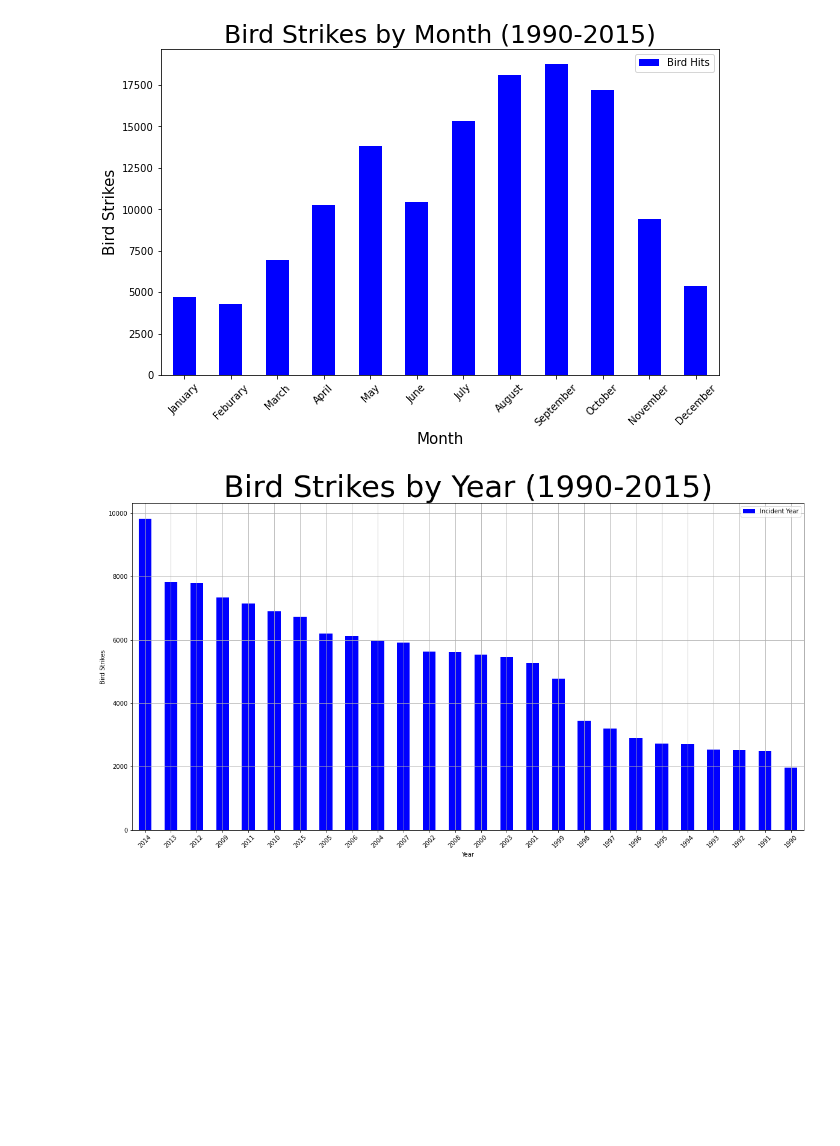
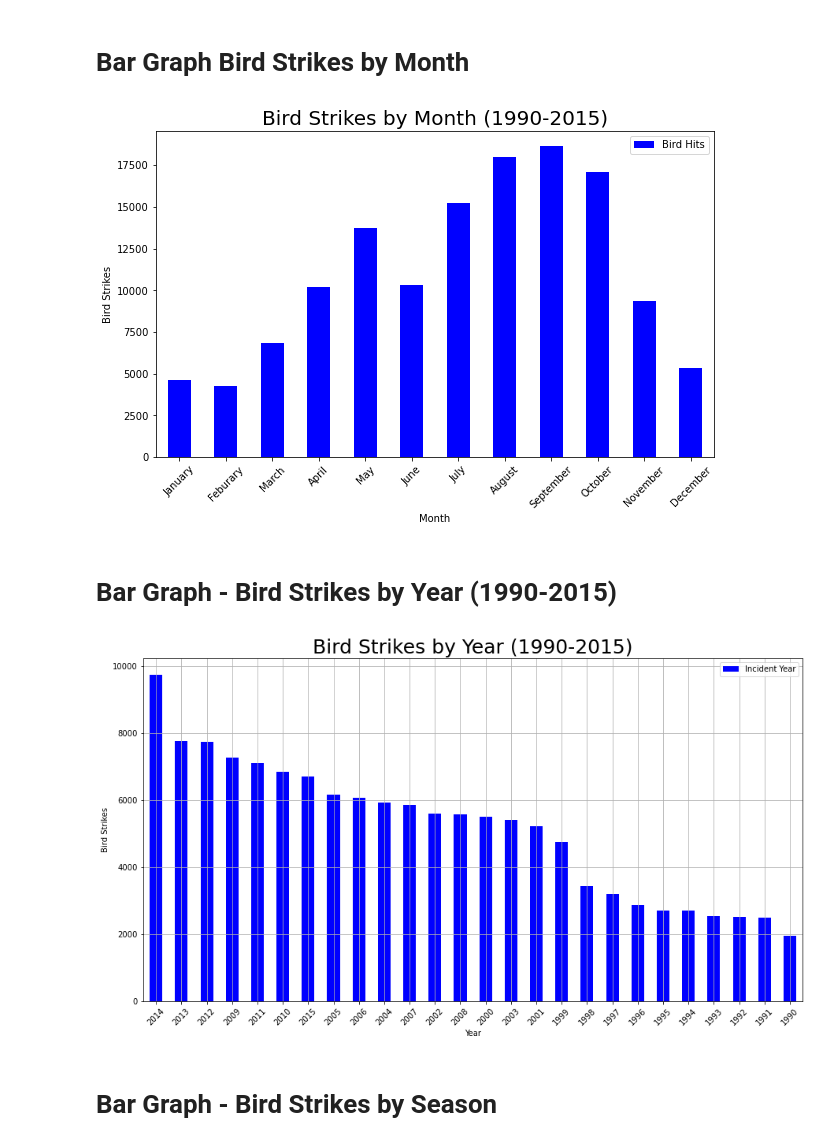
Before and after one commit to kplam624/Birds-Plane-Incident-Analysis, a Jupyter notebook: Question1a.ipynb, the cells around one changed output. Cells and saved outputs as stored; diff of their text form; code cells hidden in the pictures; blank space fills up the shorter version.

```diff
--- a/Question1a.ipynb
+++ b/Question1a.ipynb
@@ -12,29 +16,37 @@ ParserError: Error tokenizing data. C error: Expected 13 fields in line 150644,
+# %% [markdown]
+# Bar Graph Bird Strikes by Month
 # %%
+#Create bins for Months of Year
 cut_bins=[0,1,2,3,4,5,6,7,8,9,10,11,12]
 cut_labels=['January','Feburary','March','April','May','June','July','August','September','October','November','December']
 bh_month=pd.cut(cbs_df["Incident Month"],bins=cut_bins, labels=cut_labels).value_counts(sort=False)
+
 bh_month_df=pd.DataFrame({'Bird Hits':bh_month})
 bh_month_df
 bar_chart=bh_month_df.plot(kind='bar',color='blue',fontsize=10, figsize=(10,6))
 plt.xticks(rotation=45)
-bar_chart.set_title('Bird Strikes by Month (1990-2015)',fontsize=25)
-bar_chart.set_xlabel('Month', fontsize=15)
-bar_chart.set_ylabel('Bird Strikes', fontsize=15)
-plt.savefig("Output_data/BSbyMonth.png")
+bar_chart.set_title('Bird Strikes by Month (1990-2015)',fontsize=20)
+bar_chart.set_xlabel('Month', fontsize=10)
+bar_chart.set_ylabel('Bird Strikes', fontsize=10)
+plt.savefig("Output_data/BSbyMonth.png", bbox_inches='tight')
 plt.show()
 # %% [output]
-[figure, old version]
+[figure, new version]
+# %% [markdown]
+# Bar Graph - Bird Strikes by Year (1990-2015)
 # %%
 bh_year=cbs_df['Incident Year'].value_counts()
 bh_year_df=bh_year.to_frame()
-bar_chart=bh_year_df.plot(kind='bar',color='blue', figsize=(20,10))
+bar_chart=bh_year_df.plot(kind='bar',color='blue', figsize=(15,8))
 plt.xticks(rotation=45)
-bar_chart.set_title('Bird Strikes by Year (1990-2015)',fontsize=50)
-bar_chart.set_xlabel('Year')
-bar_chart.set_ylabel('Bird Strikes')
+bar_chart.set_title('Bird Strikes by Year (1990-2015)',fontsize=25)
+bar_chart.set_xlabel('Year',fontsize=10)
+bar_chart.set_ylabel('Bird Strikes',fontsize=10)
 plt.grid()
-plt.savefig("Output_data/BSbyYear.png")
+plt.savefig("Output_data/BSbyYear.png",bbox_inches='tight')
 plt.show()
 # %% [output]
-[figure, old version]
+[figure, new version]
+# %% [markdown]
+# Bar Graph - Bird Strikes by Season
 # %%
```
Also changed, not shown: parts of 2 cells of this notebook.
